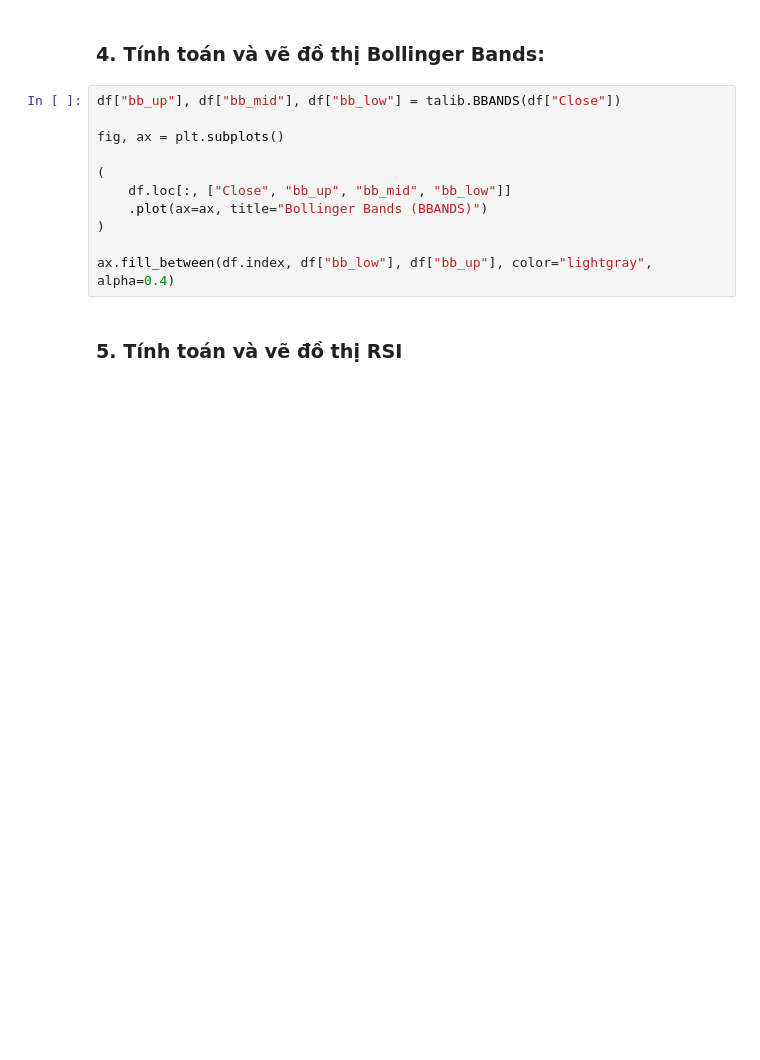
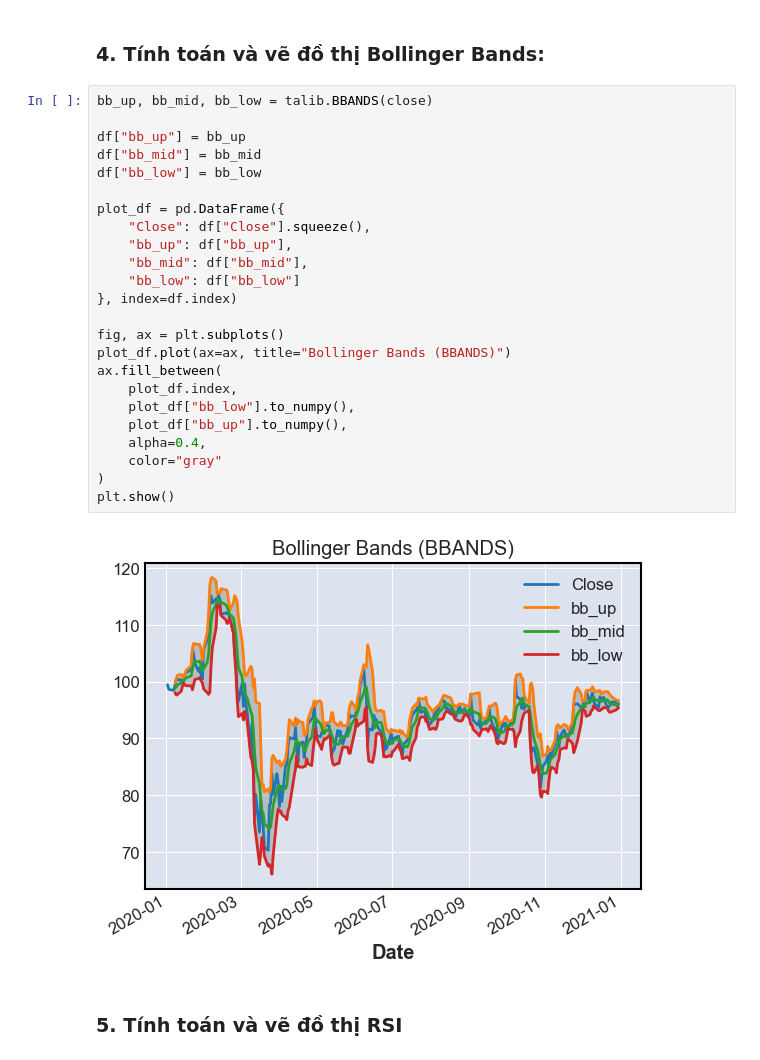
Before and after one commit to bibo0610/DATAMINING_20, a Jupyter notebook: chapter5.ipynb, the cells around one changed output. Saved outputs shown, nothing was run; the diff lists cells and outputs as text; blank space fills up the shorter version.

```diff
--- a/chapter5.ipynb
+++ b/chapter5.ipynb
@@ -26,16 +37,31 @@ df["sma_20"] = talib.SMA(df["Close"], timeperiod=20)
 # %% [markdown]
 ### 4. Tính toán và vẽ đồ thị Bollinger Bands:
 # %%
-df["bb_up"], df["bb_mid"], df["bb_low"] = talib.BBANDS(df["Close"])
+bb_up, bb_mid, bb_low = talib.BBANDS(close)
+
+df["bb_up"] = bb_up
+df["bb_mid"] = bb_mid
+df["bb_low"] = bb_low
+
+plot_df = pd.DataFrame({
+    "Close": df["Close"].squeeze(),
+    "bb_up": df["bb_up"],
+    "bb_mid": df["bb_mid"],
+    "bb_low": df["bb_low"]
+}, index=df.index)
 
 fig, ax = plt.subplots()
-
-(
-    df.loc[:, ["Close", "bb_up", "bb_mid", "bb_low"]]
-    .plot(ax=ax, title="Bollinger Bands (BBANDS)")
+plot_df.plot(ax=ax, title="Bollinger Bands (BBANDS)")
+ax.fill_between(
+    plot_df.index,
+    plot_df["bb_low"].to_numpy(),
+    plot_df["bb_up"].to_numpy(),
+    alpha=0.4,
+    color="gray"
 )
-
-ax.fill_between(df.index, df["bb_low"], df["bb_up"], color="lightgray", alpha=0.4)
+plt.show()
+# %% [output]
+[figure, added]
 # %% [markdown]
 ### 5. Tính toán và vẽ đồ thị RSI
 # %%
```
Also changed, not shown: parts of 19 cells of this notebook.
